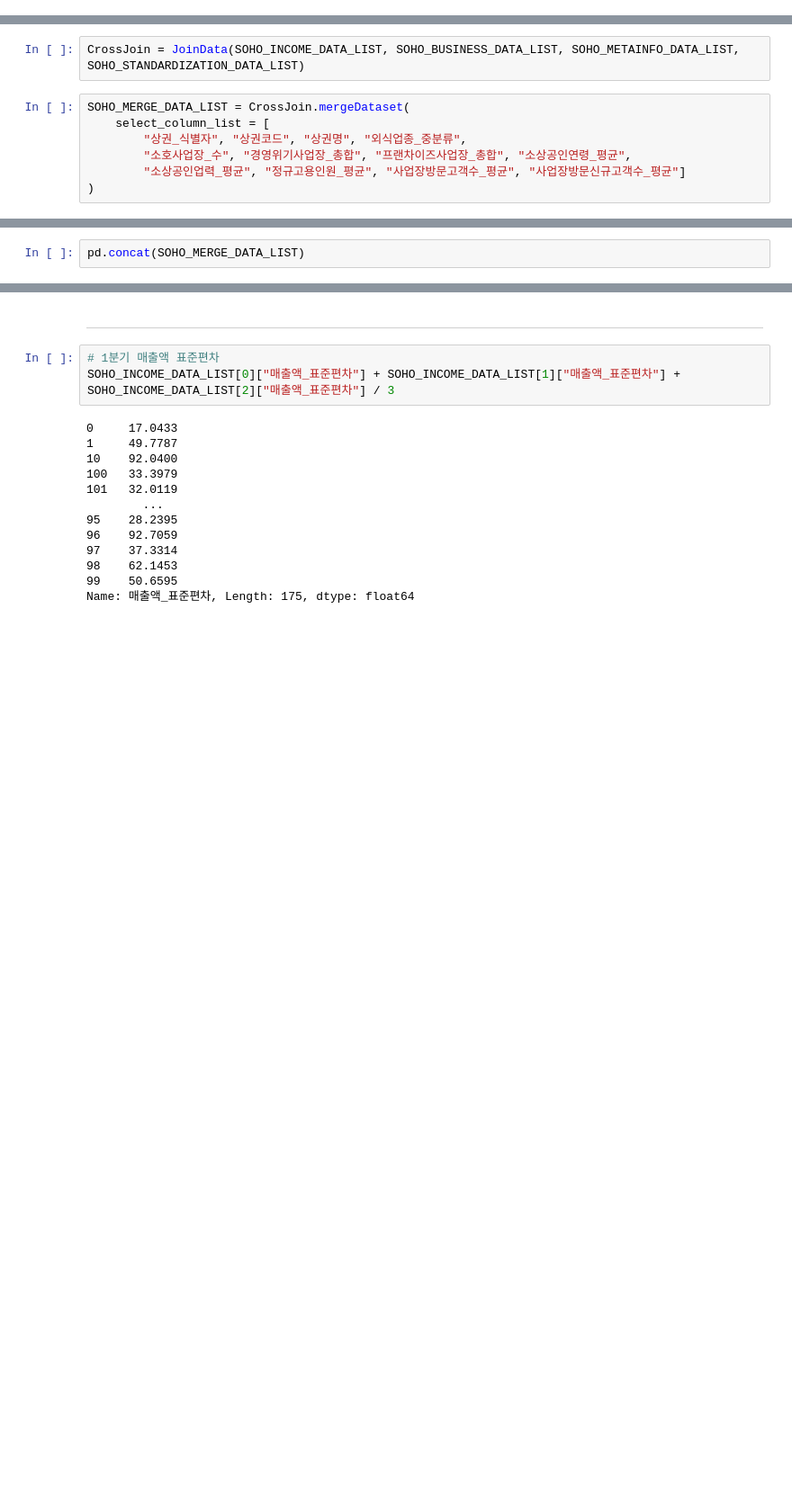
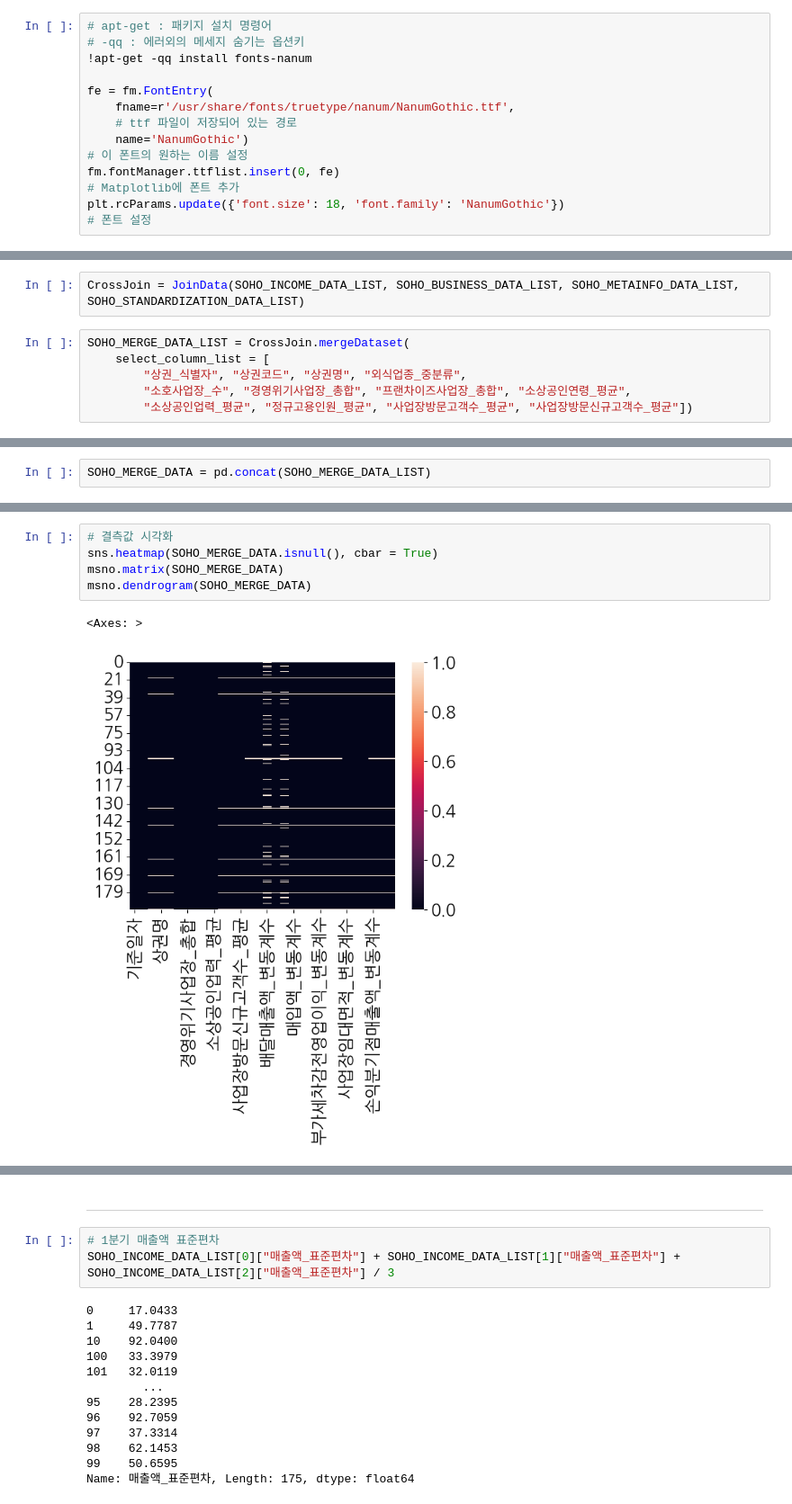
Before and after one commit to Gayeon6423/2023BigContest, a Jupyter notebook: [KCD_SOHO]_DATA_MERGE.ipynb, the cells around one changed output, grey strips where cells are left out. Shown at 90% size. Drawn from its saved outputs; the diff is of its cells as text; blank space fills up the shorter version.

```diff
--- a/[KCD_SOHO]_DATA_MERGE.ipynb
+++ b/[KCD_SOHO]_DATA_MERGE.ipynb
@@ -18,5 +28,19 @@ from itertools import combinations
 # %% [output]
 Drive already mounted at /content/drive; to attempt to forcibly remount, call drive.mount("/content/drive", force_remount=True).
+# %%
+# apt-get : 패키지 설치 명령어
+# -qq : 에러외의 메세지 숨기는 옵션키
+!apt-get -qq install fonts-nanum
+
+fe = fm.FontEntry(
+    fname=r'/usr/share/fonts/truetype/nanum/NanumGothic.ttf',
+    # ttf 파일이 저장되어 있는 경로
+    name='NanumGothic')
+# 이 폰트의 원하는 이름 설정
+fm.fontManager.ttflist.insert(0, fe)
+# Matplotlib에 폰트 추가
+plt.rcParams.update({'font.size': 18, 'font.family': 'NanumGothic'})
+# 폰트 설정
 # %% [markdown]
 ### 1.한국신용데이터(KCD) 서울특별시 소상공인(SOHO)의 신용거래정보 추출 데이터를 활용한 파생변수 생성
 
@@ -409,6 +437,5 @@ SOHO_MERGE_DATA_LIST = CrossJoin.mergeDataset(
     select_column_list = [
         "상권_식별자", "상권코드", "상권명", "외식업종_중분류",
         "소호사업장_수", "경영위기사업장_총합", "프랜차이즈사업장_총합", "소상공인연령_평균",
-        "소상공인업력_평균", "정규고용인원_평균", "사업장방문고객수_평균", "사업장방문신규고객수_평균"]
-)
+        "소상공인업력_평균", "정규고용인원_평균", "사업장방문고객수_평균", "사업장방문신규고객수_평균"])
 # %%
@@ -451,2 +464,2 @@ memory usage: 42.4+ KB
 # %%
-pd.concat(SOHO_MERGE_DATA_LIST)
+SOHO_MERGE_DATA = pd.concat(SOHO_MERGE_DATA_LIST)
@@ -468,0 +470,8 @@ pd.concat(SOHO_MERGE_DATA_LIST)
+# %%
+# 결측값 시각화
+sns.heatmap(SOHO_MERGE_DATA.isnull(), cbar = True)
+msno.matrix(SOHO_MERGE_DATA)
+msno.dendrogram(SOHO_MERGE_DATA)
+# %% [output]
+<Axes: >
+[figure, added]
```
Also changed, not shown: parts of 8 cells of this notebook.
